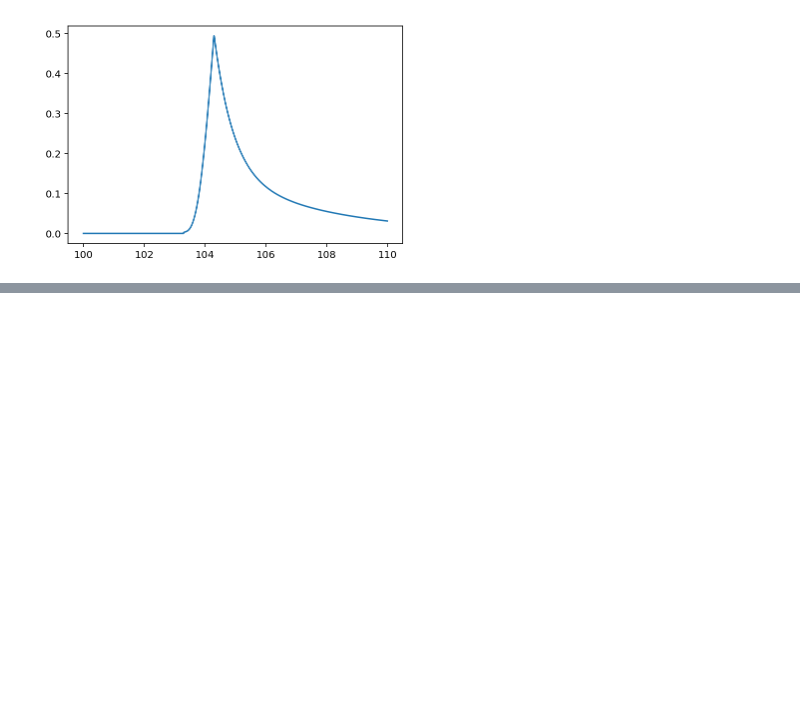
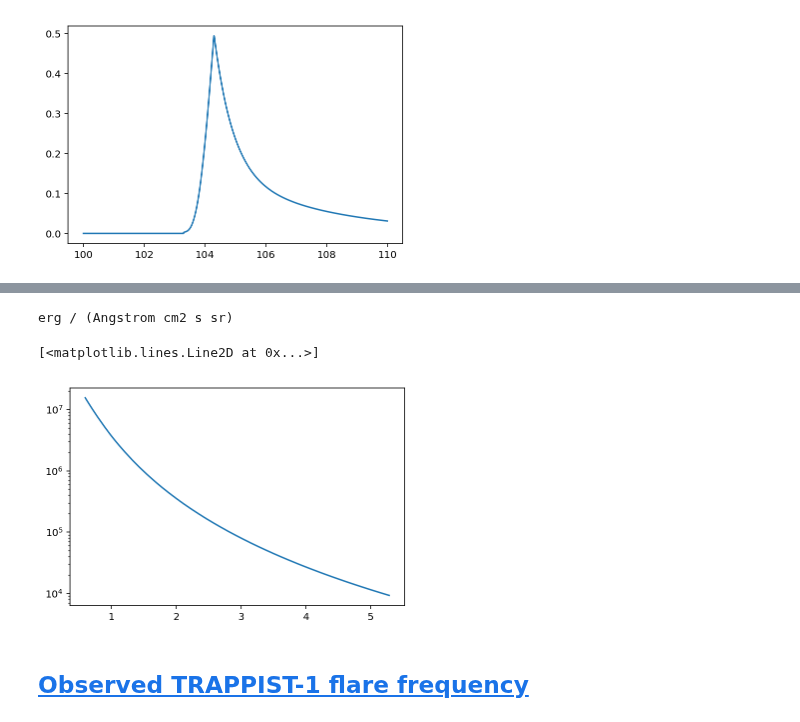
Before and after one commit to bmorris3/libra, a Jupyter notebook: notebooks/flares.ipynb, the cells around one changed output, grey strips where cells are left out. Cells and saved outputs as stored; diff of their text form; code cells hidden in the pictures; blank space fills up the shorter version.

```diff
--- a/notebooks/flares.ipynb
+++ b/notebooks/flares.ipynb
@@ -24,0 +42,13 @@ plt.plot(times, fluxes)
+# %%
+from astropy.modeling.blackbody import blackbody_lambda
+
+
+bb = blackbody_lambda(jwst_wl, 10000*u.K)
+print(bb.unit)
+plt.semilogy(jwst_wl, bb)
+# %% [output]
+erg / (Angstrom cm2 s sr)
+[<matplotlib.lines.Line2D at 0x...>]
+[figure, added]
+# %% [markdown]
+## <a href="#ffd">Observed TRAPPIST-1 flare frequency</a>
```
Also changed, not shown: parts of 10 cells of this notebook.
